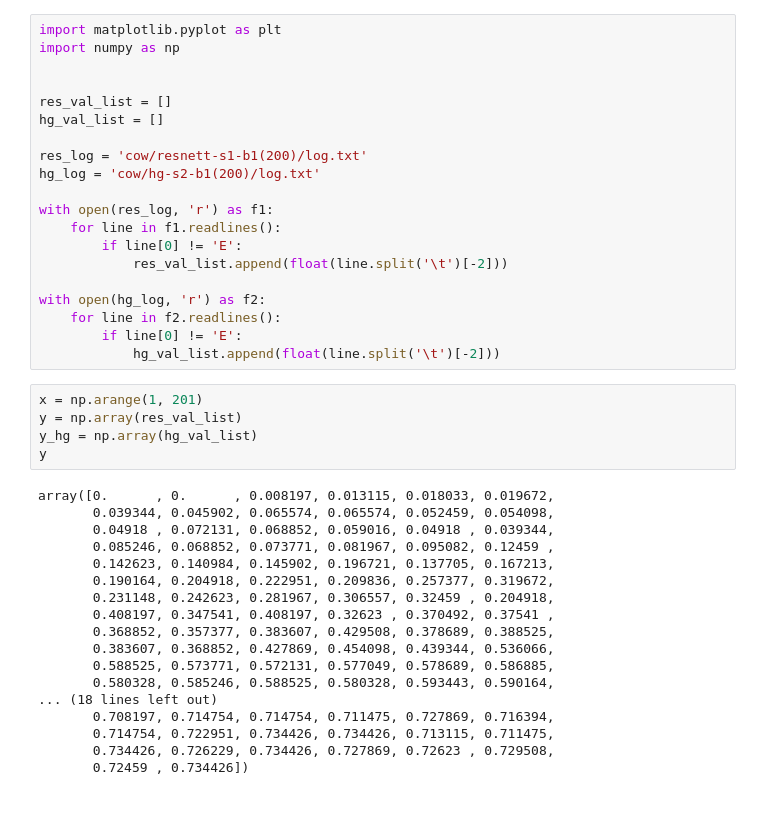
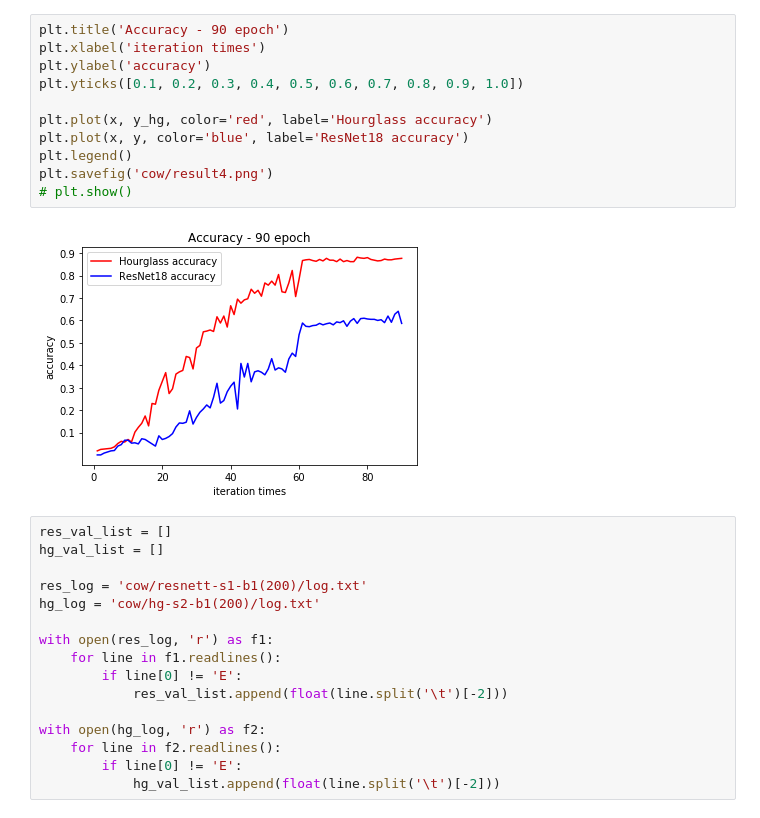
Before and after one commit to Nickzhong789/pytorch-pose, a Jupyter notebook: plot_log.ipynb, the cells around one changed output. Drawn from its saved outputs; the diff is of its cells as text.

```diff
--- a/plot_log.ipynb
+++ b/plot_log.ipynb
@@ -1,8 +63,17 @@
+# %%
+plt.title('Accuracy - 90 epoch')
+plt.xlabel('iteration times')
+plt.ylabel('accuracy')
+plt.yticks([0.1, 0.2, 0.3, 0.4, 0.5, 0.6, 0.7, 0.8, 0.9, 1.0])
+
+plt.plot(x, y_hg, color='red', label='Hourglass accuracy')
+plt.plot(x, y, color='blue', label='ResNet18 accuracy')
+plt.legend()
+plt.savefig('cow/result4.png')
+# plt.show()
+# %% [output]
+[figure, added]
 # %%
-import matplotlib.pyplot as plt
-import numpy as np
-
-
 res_val_list = []
 hg_val_list = []
 
@@ -18,26 +89,3 @@ with open(hg_log, 'r') as f2:
     for line in f2.readlines():
         if line[0] != 'E':
             hg_val_list.append(float(line.split('\t')[-2]))
-# %%
-x = np.arange(1, 201)
-y = np.array(res_val_list)
-y_hg = np.array(hg_val_list)
-y
-# %% [output]
-array([0.      , 0.      , 0.008197, 0.013115, 0.018033, 0.019672,
-       0.039344, 0.045902, 0.065574, 0.065574, 0.052459, 0.054098,
-       0.04918 , 0.072131, 0.068852, 0.059016, 0.04918 , 0.039344,
-       0.085246, 0.068852, 0.073771, 0.081967, 0.095082, 0.12459 ,
-       0.142623, 0.140984, 0.145902, 0.196721, 0.137705, 0.167213,
-       0.190164, 0.204918, 0.222951, 0.209836, 0.257377, 0.319672,
-       0.231148, 0.242623, 0.281967, 0.306557, 0.32459 , 0.204918,
-       0.408197, 0.347541, 0.408197, 0.32623 , 0.370492, 0.37541 ,
-       0.368852, 0.357377, 0.383607, 0.429508, 0.378689, 0.388525,
-       0.383607, 0.368852, 0.427869, 0.454098, 0.439344, 0.536066,
-       0.588525, 0.573771, 0.572131, 0.577049, 0.578689, 0.586885,
-       0.580328, 0.585246, 0.588525, 0.580328, 0.593443, 0.590164,
-... (18 lines left out)
-       0.708197, 0.714754, 0.714754, 0.711475, 0.727869, 0.716394,
-       0.714754, 0.722951, 0.734426, 0.734426, 0.713115, 0.711475,
-       0.734426, 0.726229, 0.734426, 0.727869, 0.72623 , 0.729508,
-       0.72459 , 0.734426])
```
Also changed, not shown: parts of 6 cells of this notebook, 17 other files.
